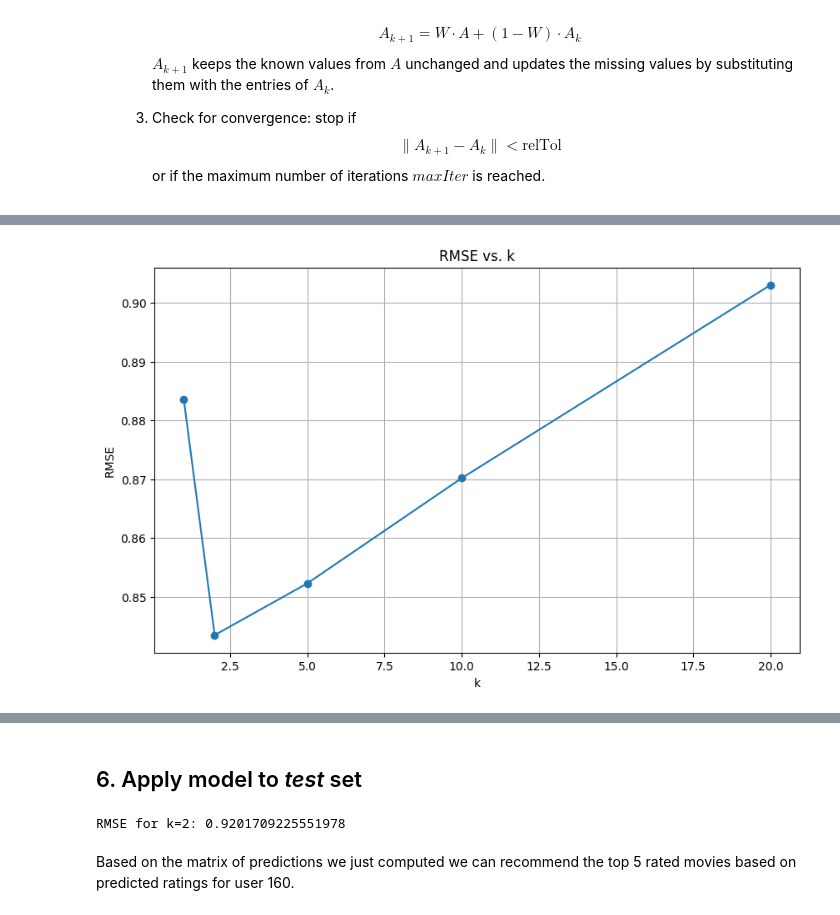
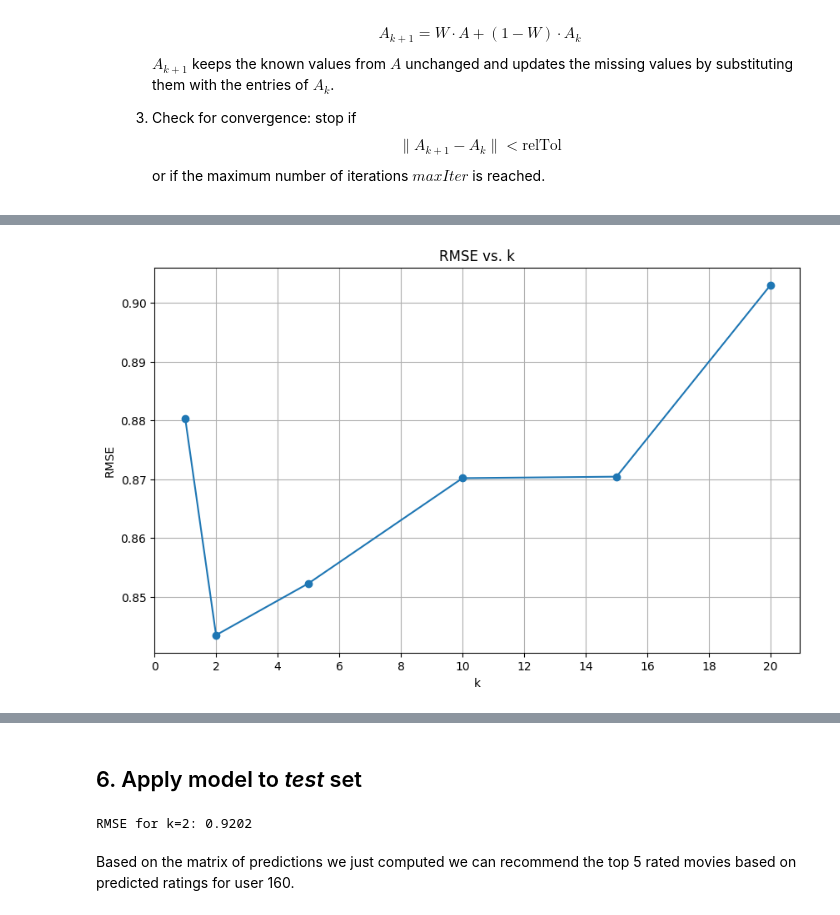
Before and after one commit to d4darius/CA-Homework3, a Jupyter notebook: Gosmar_Maretto_HWSVD.ipynb, the cells around one changed output, grey strips where cells are left out. Saved outputs shown, nothing was run; the diff lists cells and outputs as text; code cells hidden in the pictures.

```diff
--- a/Gosmar_Maretto_HWSVD.ipynb
+++ b/Gosmar_Maretto_HWSVD.ipynb
@@ -343,7 +334,6 @@ RMSE = \sqrt{\sum_{i=1}^n\frac{(\={r}-r)^2}{n}}
 $$
 # %%
 def predict_rating_KM(entry, mat, k, similarity_matrix):
-    """Function to predict rating for a given test entry with user-similarity matrix."""
     genres = entry['genres'].split('|')
 
     # Select the correct matrices in the user_category_df
@@ -353,21 +343,18 @@ def predict_rating_KM(entry, mat, k, similarity_matrix):
     users_selected = user_category_df.index
     similarity_matrix = similarity_matrix.loc[users_selected, users_selected]
 
-    # Find most similar user
+    # Find the k most similar users
     user = entry['userId']
     if user not in mat.index or movie not in user_category_df[genres[0]].columns:
+        # We have a new user or movie
         return 0
-    # Find the k most similar users
     similar_users = similarity_matrix.loc[user].nlargest(k).index.tolist()
+
     # Compute weighted rating using k-NN similarity
     ratings = user_category_df[genres[0], entry['movieId']].loc[similar_users]
-
     similarities = similarity_matrix.loc[user, ratings.index]
-    #print(f"Rating-Similarity: {list(zip(ratings, similarities))}")
-
     weighted_rating = np.sum(similarities * ratings) / np.sum(similarities)
 
-
     return weighted_rating
 # %% [markdown]
 ## 5. Select value of $k$ for WSVD
@@ -378,20 +365,18 @@ To select the best value for $k$ (number of latent features in SVD):
 - Select the value of $k$ that minimizes the RMSE.
 # %%
 # Define the values for k
-K = [1, 2, 5, 10, 20]
+K = [1, 2, 5, 10, 15, 20]
 
 rmse_values = {}
-
-
 for k in K:
     # train and test datasets
     train_fold, test_fold = train_test_split(train, test_size=0.01, random_state=random_code)
-
     train_fold = train_fold.assign(genres=train_fold['genres'].str.split('|')).explode('genres')
     temp = {}
     for genre in train_fold['genres'].unique():
         temp[genre] = train_fold.loc[train_fold['genres'] == genre].pivot_table(index='userId', columns='movieId', values='normalized_rating')
     mat = pd.concat(temp, axis=1, names=['genre', 'movieId'])
+    ypred = np.zeros(len(test_fold))
 
     # Perform Weighted SVD on mat
     U, S, Vt = weighted_svd(mat.values, k=k)
@@ -399,21 +384,19 @@ for k in K:
     print(f"Computed the SVD for k={k}")
 
     # Compute User-User Cosine Similarity
-    km = 5  # Number of nearest neighbors
+    kn = 5
     user_similarity = cosine_similarity(mat)
-    np.fill_diagonal(user_similarity, 0)     # Set diagonal to 0 to ignore self-similarity
+    np.fill_diagonal(user_similarity, 0)
     user_sim_df = pd.DataFrame(user_similarity, index=mat.index, columns=mat.index)
 
-    ypred = np.zeros(len(test_fold))
-
-    # Apply the function to all rows in test_fold
-    test_fold['predicted_rating'] = test_fold.apply(predict_rating_KM, axis=1, mat=mat, k=km, similarity_matrix=user_sim_df)
+    # Make Predictions
+    test_fold['predicted_rating'] = test_fold.apply(predict_rating_KM, axis=1, mat=mat, k=kn, similarity_matrix=user_sim_df)
 
     # Compute RMSE
     rmse_values[k] = np.sqrt(np.mean((test_fold['normalized_rating'] - test_fold['predicted_rating']) ** 2))
     print(f"RMSE for k={k}: {rmse_values[k]}")
+
 rmse_values_df = pd.DataFrame(list(rmse_values.items()), columns=['k', 'RMSE'])
-
 rmse_values_df
 # %% [output]
 Computed the SVD for k=1
@@ -435,14 +421,15 @@ RMSE for k=20: 0.9030008016295902
 # %%
 # Plot the RMSE values
 rmse_values_df = pd.DataFrame(list(rmse_values.items()), columns=['k', 'RMSE'])
 plt.figure(figsize=(10, 6))
 plt.plot(rmse_values_df['k'], rmse_values_df['RMSE'], marker='o')
+plt.xticks(np.arange(0, 21, 2))
 plt.xlabel('k')
 plt.ylabel('RMSE')
 plt.title('RMSE vs. k')
 plt.grid()
 plt.show()
 K_optimal = min(rmse_values, key=rmse_values.get)
-print(f"The minimum RMSE is {min(rmse_values.values())} for k = {min(rmse_values, key=rmse_values.get)}")
+print(f"The minimum RMSE is {min(rmse_values.values()):4f} for k = {min(rmse_values, key=rmse_values.get)}")
 # %% [output]
-[figure, old version]
+[figure, new version]
@@ -464,13 +457,13 @@ np.fill_diagonal(user_similarity, 0)     # Set diagonal to 0 to ignore self-simi
 user_sim_df = pd.DataFrame(user_similarity, index=mat.index, columns=mat.index)
 # %%
-ypred = np.zeros(len(test))
-test['predicted_rating'] = test.apply(predict_rating_KM, axis=1, mat=mat, k=km, similarity_matrix=user_sim_df)
+# Make Predictions
+test['predicted_rating'] = test.apply(predict_rating_KM, axis=1, mat=mat, k=kn, similarity_matrix=user_sim_df)
 
 # Compute RMSE
 rmse = np.sqrt(np.mean((test['normalized_rating'] - test['predicted_rating']) ** 2))
-print(f"RMSE for k={K_optimal}: {rmse}")
+print(f"RMSE for k={K_optimal}: {rmse:.4f}")
 # %% [output]
-RMSE for k=2: 0.9201709225551978
+RMSE for k=2: 0.9202
 # %% [markdown]
 Based on the matrix of predictions we just computed we can recommend the top 5 rated movies based on predicted ratings for user 160.
 # %%
```
Also changed, not shown: parts of 16 cells of this notebook.
